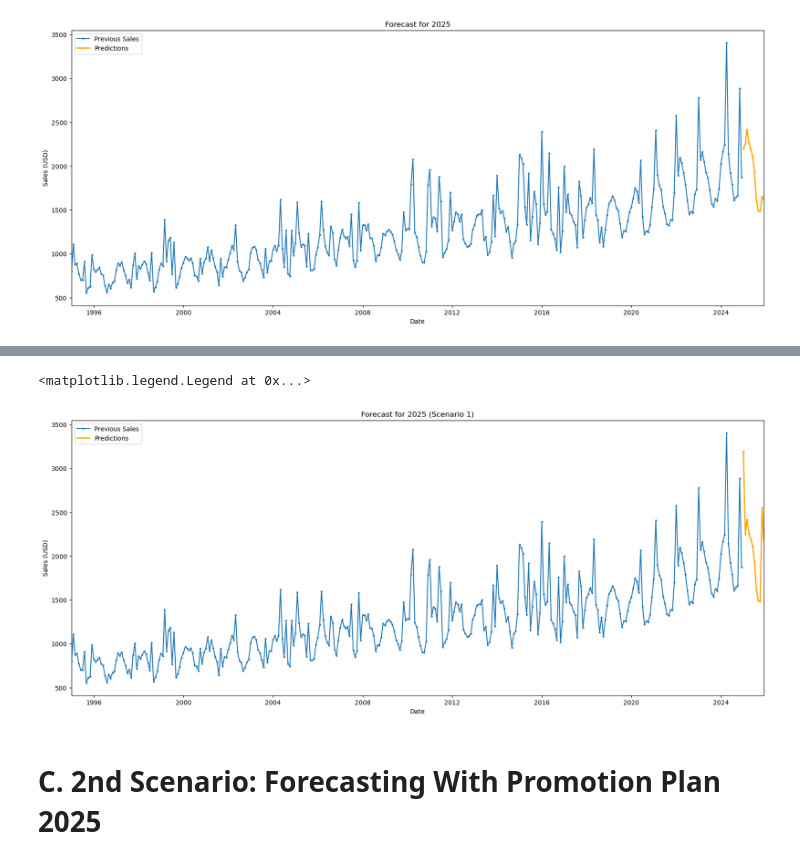
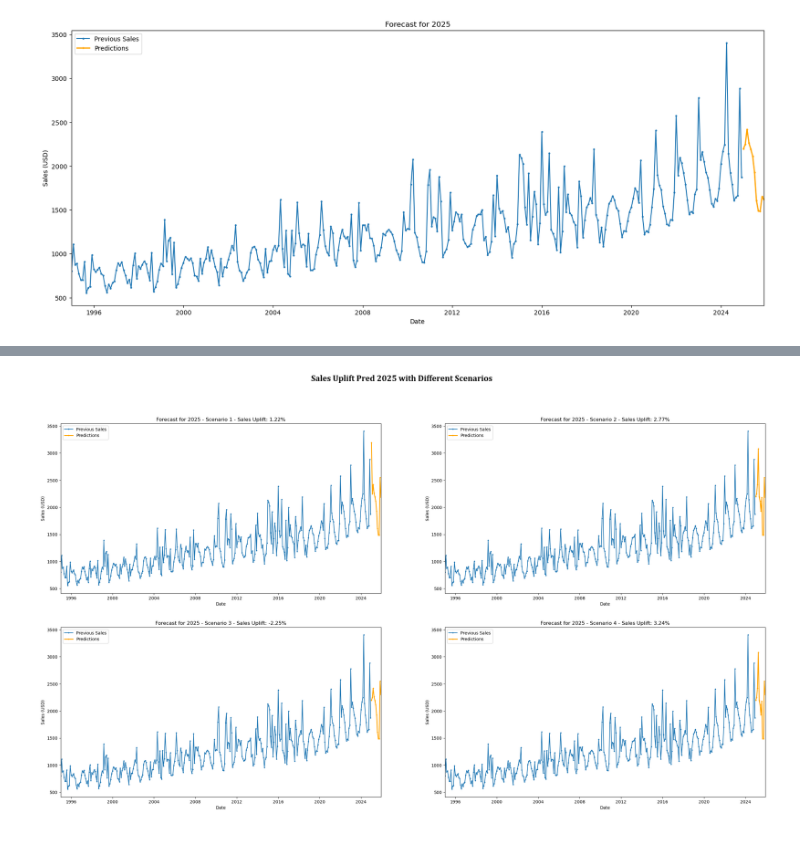
Before and after one commit to Minh-Nguyen-0401/Business-Analytics-Assignment, a Jupyter notebook: forecast_25.ipynb, the cells around one changed output, grey strips where cells are left out. Cells and saved outputs as stored; diff of their text form; code cells hidden in the pictures.

```diff
--- a/forecast_25.ipynb
+++ b/forecast_25.ipynb
@@ -223,19 +239,3 @@ Total params: 46177 (180.38 KB)
 Trainable params: 46177 (180.38 KB)
 Non-trainable params: 0 (0.00 Byte)
 _________________________________________________________________
-# %%
-sales_prediction = pd.DataFrame(preds, index=nn_X_te.index, columns=["Sales"])
-OUTPUT_DIR = "./models/lstm_2025_evaluation/"
-
-sales_prediction.to_csv(os.path.join(OUTPUT_DIR, "sales_prediction_promo_scen1.csv"))
-
-# plot preds for 2025
-fig, ax = plt.subplots(figsize = (16,8))
-ax.plot(nn_X_te.index, preds, marker="o", markersize=5, color = "skyblue", linewidth=2)
-ax.set_xlabel("Date")
-ax.set_ylabel("Sales (USD)")
-ax.set_title("Forecast for 2025 (Scenario 1)")
-ax.set_xlim(nn_X_te.index.min(), nn_X_te.index.max())
-ax.legend(["Predictions"])
-for i in range(len(nn_X_te.index)):
-    ax.text(nn_X_te.index[i], preds[i]+preds[i]*0.015, str(round(preds[i], 2)), ha='center', va='bottom', fontsize=10, color='green', weight='bold')
@@ -244,17 +290,24 @@ for i in range(len(nn_X_te.index)):
 # %%
 # plot 2025 along with prev years sales
-fig, ax = plt.subplots(figsize = (20,8))
-ax.plot(nn_X_tr.index, nn_y_tr, marker="o", markersize=2)
-ax.plot(nn_X_te.index, preds, marker="o", markersize=2, color = "orange", linewidth=2)
-ax.set_xlabel("Date")
-ax.set_ylabel("Sales (USD)")
-ax.set_title("Forecast for 2025 (Scenario 1)")
-ax.set_xlim(nn_X_tr.index.min(), nn_X_te.index.max())
-ax.legend(["Previous Sales", "Predictions"])
-# for i in range(len(nn_X_te.index)):
-#     ax.text(nn_X_te.index[i], preds[i]+preds[i]*0.015, str(round(preds[i], 2)), ha='center', va='bottom', fontsize=10, color='green', weight='bold')
+fig, ax = plt.subplots(nrows=2, ncols=2, figsize=(30, 16))
+ax = ax.flatten()
+
+sum_sales_2024 = nn_y_tr.loc['2024-01-01':'2024-12-31'].sum()
+for idx, scen in enumerate(range(1, 5)):
+    df = pred_25_dict[f"Scenario_{scen}"]
+    total_sales = df["Sales"].sum()
+    sales_uplift = (total_sales - sum_sales_2024) / sum_sales_2024 * 100
+    ax[idx].plot(nn_X_tr.index, nn_y_tr, marker="o", markersize=2)
+    ax[idx].plot(df.index, df["Sales"], marker="o", markersize=2, color="orange", linewidth=2)
+    ax[idx].set_xlabel("Date")
+    ax[idx].set_ylabel("Sales (USD)")
+    ax[idx].set_title(f"Forecast for 2025 - Scenario {scen} - Sales Uplift: {sales_uplift:.2f}%")
+    ax[idx].set_xlim(nn_X_tr.index.min(), nn_X_te.index.max())
+    ax[idx].legend(["Previous Sales", "Predictions"])
+
+fig.suptitle("Sales Uplift Pred 2025 with Different Scenarios\n",
+             fontsize=20, fontweight="bold", family="Cambria")
+fig.savefig(os.path.join(OUTPUT_DIR, "sales_uplift_predictions_with_promo_scenarios.png"),
+            bbox_inches="tight", dpi=300)
 # %% [output]
-<matplotlib.legend.Legend at 0x...>
-[figure, old version]
+[figure, new version]
-# %% [markdown]
-# C. 2nd Scenario: Forecasting With Promotion Plan 2025
```
Also changed, not shown: parts of 12 cells of this notebook, 12 other files.
